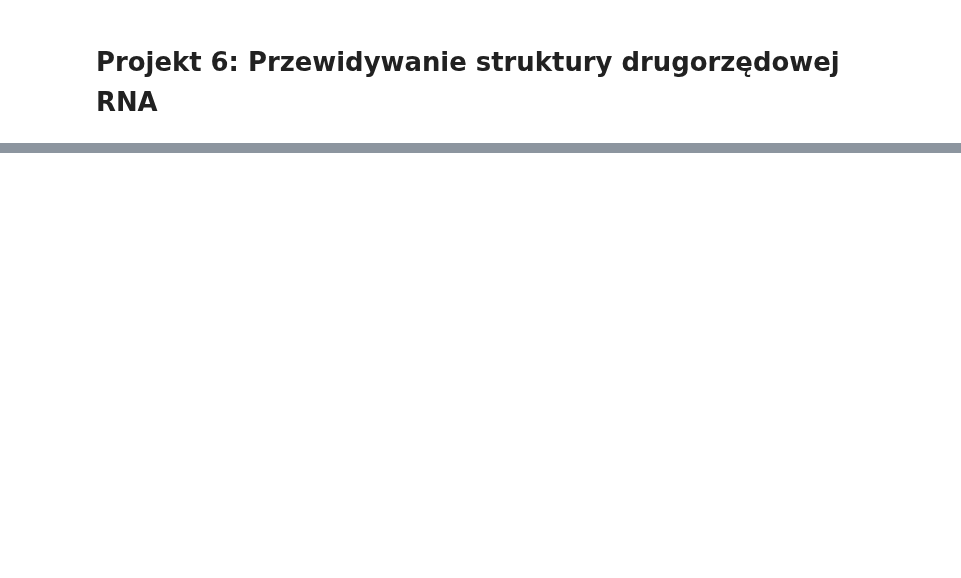
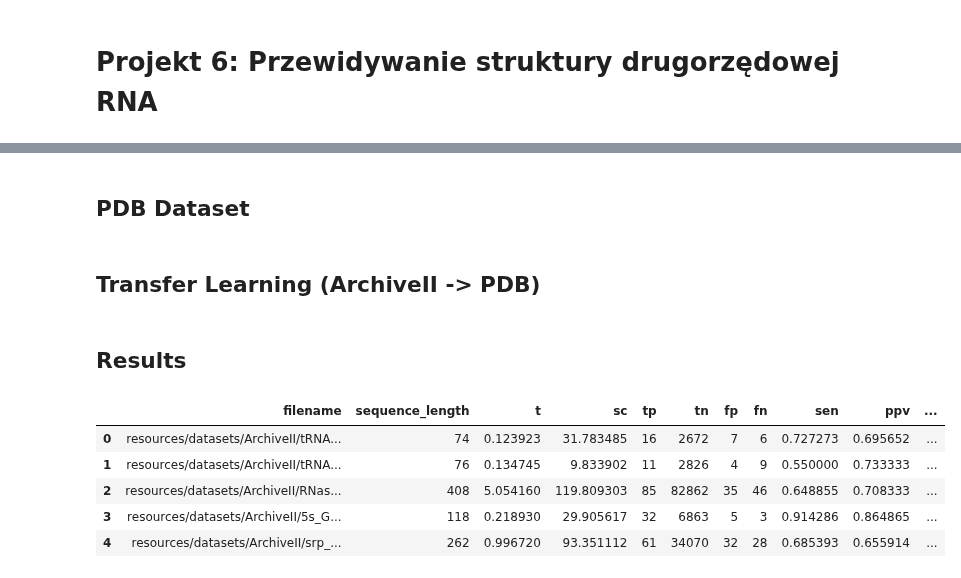
Before and after one commit to Mimikkk/2024-siwb, a Jupyter notebook: project-6/rna-secondary-structure-prediction.ipynb, the cells around one changed output, grey strips where cells are left out. Drawn from its saved outputs; the diff is of its cells as text; code cells hidden in the pictures; blank space fills up the shorter version.

```diff
--- a/project-6/rna-secondary-structure-prediction.ipynb
+++ b/project-6/rna-secondary-structure-prediction.ipynb
@@ -32,0 +86,31 @@ Processsing Time 11.704977035522461 seconds
+# %% [markdown]
+## PDB Dataset
+# %% [markdown]
+## Transfer Learning (ArchiveII -> PDB)
+# %% [markdown]
+## Results
+# %%
+columns: list[str] = [
+    "filename",
+    "sequence_length",
+    "t",
+    "sc",
+    "tp",
+    "tn",
+    "fp",
+    "fn",
+    "sen",
+    "ppv",
+    "fval",
+    "mcc",
+]
+
+results = pd.read_csv(RESULTS_DIR / "ArchiveII/1-all-results.csv", header=None, names=columns)
+results.head()
+# %% [output]
+|  | filename | sequence_length | t | sc | tp | tn | fp | fn | sen | ppv | ... |
+| 0 | resources/datasets/ArchiveII/tRNA... | 74 | 0.123923 | 31.783485 | 16 | 2672 | 7 | 6 | 0.727273 | 0.695652 | ... |
+| 1 | resources/datasets/ArchiveII/tRNA... | 76 | 0.134745 | 9.833902 | 11 | 2826 | 4 | 9 | 0.550000 | 0.733333 | ... |
+| 2 | resources/datasets/ArchiveII/RNas... | 408 | 5.054160 | 119.809303 | 85 | 82862 | 35 | 46 | 0.648855 | 0.708333 | ... |
+| 3 | resources/datasets/ArchiveII/5s_G... | 118 | 0.218930 | 29.905617 | 32 | 6863 | 5 | 3 | 0.914286 | 0.864865 | ... |
+| 4 | resources/datasets/ArchiveII/srp_... | 262 | 0.996720 | 93.351112 | 61 | 34070 | 32 | 28 | 0.685393 | 0.655914 | ... |
```
Also changed, not shown: parts of 11 cells of this notebook, 3 other files.
